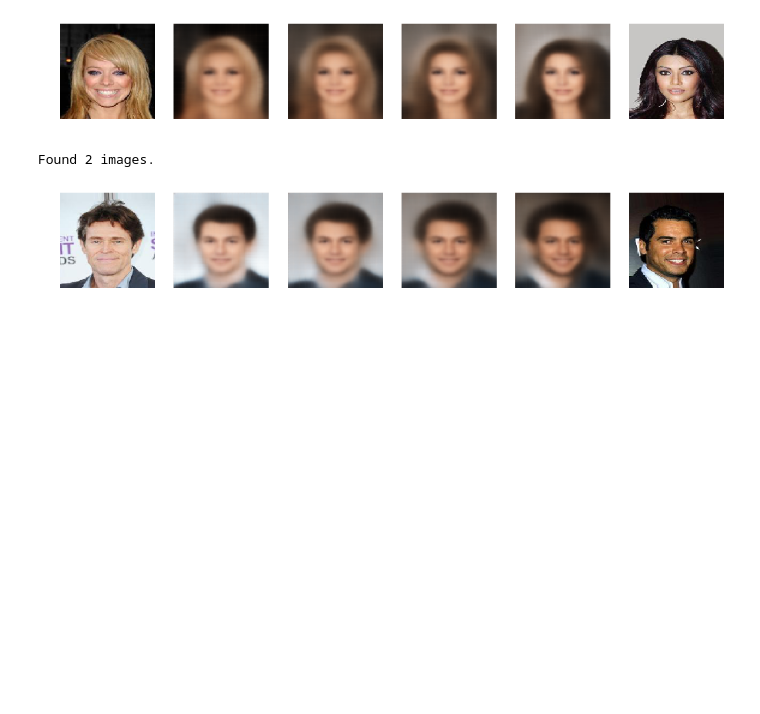
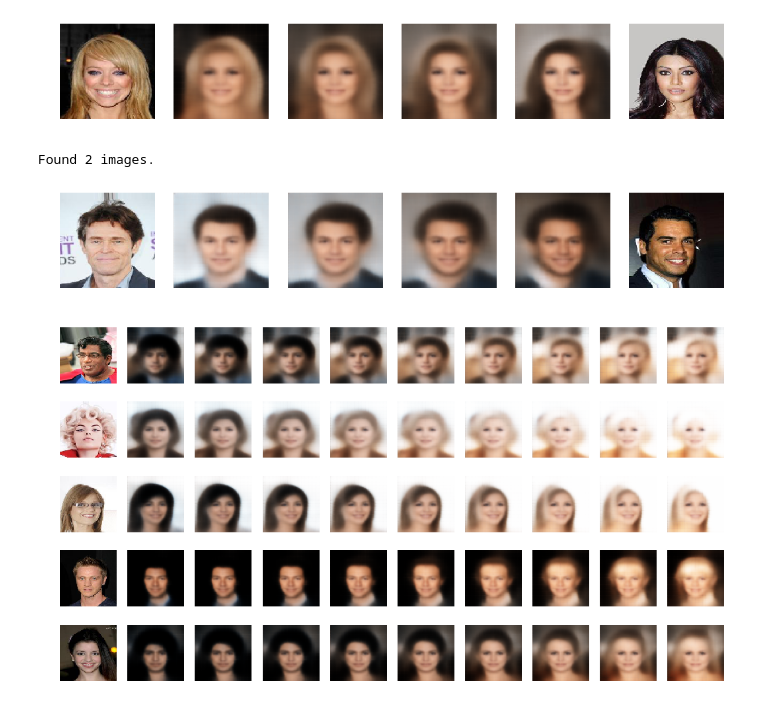
Before and after one commit to CloudaYolla/fastai-study-group-DL4coders, a Jupyter notebook: gan-generative-dl/03_06_vae_faces_analysis-PA2-2020-11-12.ipynb, the cells around one changed output. Drawn from its saved outputs; the diff is of its cells as text; code cells hidden in the pictures; blank space fills up the shorter version.

```diff
--- a/gan-generative-dl/03_06_vae_faces_analysis-PA2-2020-11-12.ipynb
+++ b/gan-generative-dl/03_06_vae_faces_analysis-PA2-2020-11-12.ipynb
@@ -444,3 +444,9 @@ start_image_file = 'hba178p.jpg'
 end_image_file = '000230.jpg'
 
 morph_faces(start_image_file, end_image_file)
+# %%
+# print('Blond Vector')
+
+add_vector_to_images(blonde_vec)
+# %% [output]
+[figure, added]
```
Also changed, not shown: parts of 2 cells of this notebook.
